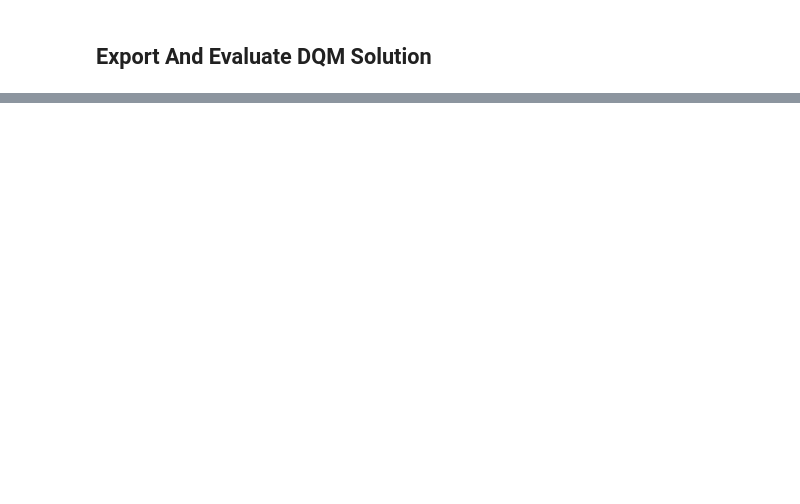
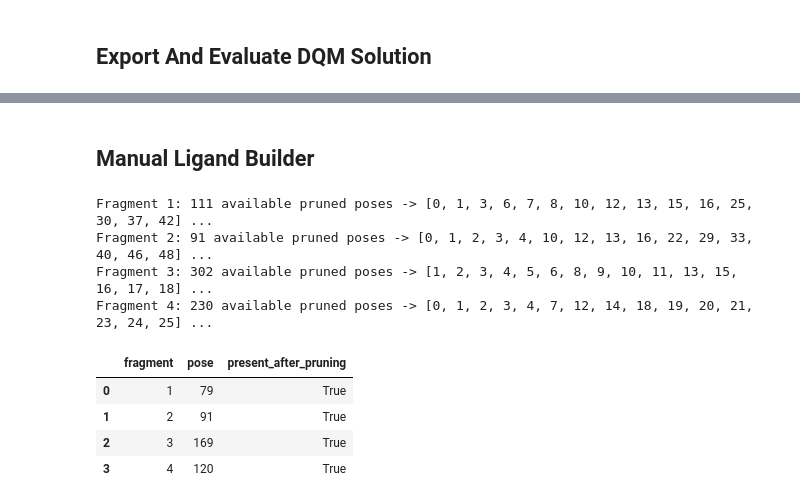
Before and after one commit to Joxy97/docking, a Jupyter notebook: DQM.ipynb, the cells around one changed output, grey strips where cells are left out. Cells and saved outputs as stored; diff of their text form; code cells hidden in the pictures; blank space fills up the shorter version.

```diff
--- a/DQM.ipynb
+++ b/DQM.ipynb
@@ -49,9 +49,9 @@ SEPARATOR = 10
 
 SAMPLER = "SA"
 RUN_TAG = f"{SAMPLER}_{BOX_SIZE}_{DIVISIONS}"
-LAMBDA_FRAGMENT = 2
-LAMBDA_CLASH = 1
-LAMBDA_BOND = 1
+LAMBDA_FRAGMENT = 100
+LAMBDA_CLASH = 0
+LAMBDA_BOND = 0
 HARD_PENALTY = 10 * (LAMBDA_FRAGMENT * NUM_FRAGMENTS + LAMBDA_CLASH * NUM_PAIRS + LAMBDA_BOND * NUM_BONDING)
 
 RMSD_CRITERION = 2.0
@@ -1023,0 +1172,2 @@ dqm_metric_summary
+# %% [markdown]
+## Manual Ligand Builder
@@ -1023,0 +1245,50 @@ dqm_metric_summary
+# %%
+# Cell 23 - Pick poses manually for each fragment
+
+AVAILABLE_MANUAL_POSES = {
+    frag_id: sorted(fragments[frag_id]["p"].astype(int).tolist())
+    for frag_id in range(1, NUM_FRAGMENTS + 1)
+}
+
+for frag_id in range(1, NUM_FRAGMENTS + 1):
+    poses = AVAILABLE_MANUAL_POSES[frag_id]
+    preview = poses[:15]
+    suffix = " ..." if len(poses) > 15 else ""
+    print(f"Fragment {frag_id}: {len(poses)} available pruned poses -> {preview}{suffix}")
+
+MANUAL_POSE_SAMPLE = {
+    # Edit these p values directly.
+    1: 79,
+    2: 91,
+    3: 169,
+    4: 120,
+}
+
+MANUAL_EXPORT_DIR = Path(f"manual_ligands_{BOX_SIZE}_{DIVISIONS}")
+
+for frag_id in range(1, NUM_FRAGMENTS + 1):
+    if frag_id not in MANUAL_POSE_SAMPLE:
+        raise KeyError(f"Missing manual pose selection for fragment {frag_id}")
+
+manual_pose_summary = pd.DataFrame(
+    [
+        {
+            "fragment": frag_id,
+            "pose": int(MANUAL_POSE_SAMPLE[frag_id]),
+            "present_after_pruning": int(MANUAL_POSE_SAMPLE[frag_id]) in AVAILABLE_MANUAL_POSES[frag_id],
+        }
+        for frag_id in range(1, NUM_FRAGMENTS + 1)
+    ]
+)
+
+manual_pose_summary
+# %% [output]
+Fragment 1: 111 available pruned poses -> [0, 1, 3, 6, 7, 8, 10, 12, 13, 15, 16, 25, 30, 37, 42] ...
+Fragment 2: 91 available pruned poses -> [0, 1, 2, 3, 4, 10, 12, 13, 16, 22, 29, 33, 40, 46, 48] ...
+Fragment 3: 302 available pruned poses -> [1, 2, 3, 4, 5, 6, 8, 9, 10, 11, 13, 15, 16, 17, 18] ...
+Fragment 4: 230 available pruned poses -> [0, 1, 2, 3, 4, 7, 12, 14, 18, 19, 20, 21, 23, 24, 25] ...
+|  | fragment | pose | present_after_pruning |
+| 0 | 1 | 79 | True |
+| 1 | 2 | 91 | True |
+| 2 | 3 | 169 | True |
+| 3 | 4 | 120 | True |
```
Also changed, not shown: parts of 19 cells of this notebook, 1 other file.
